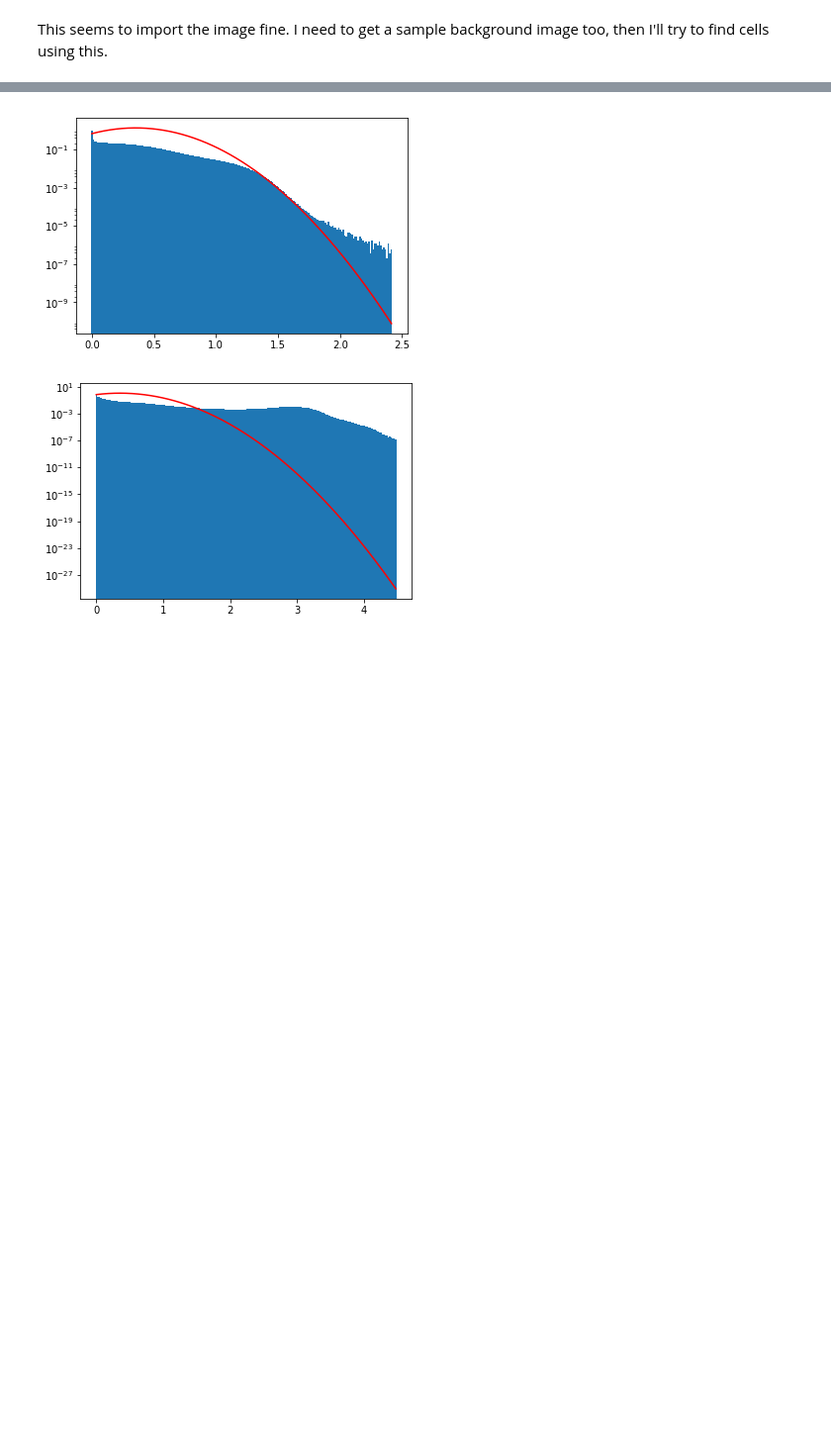
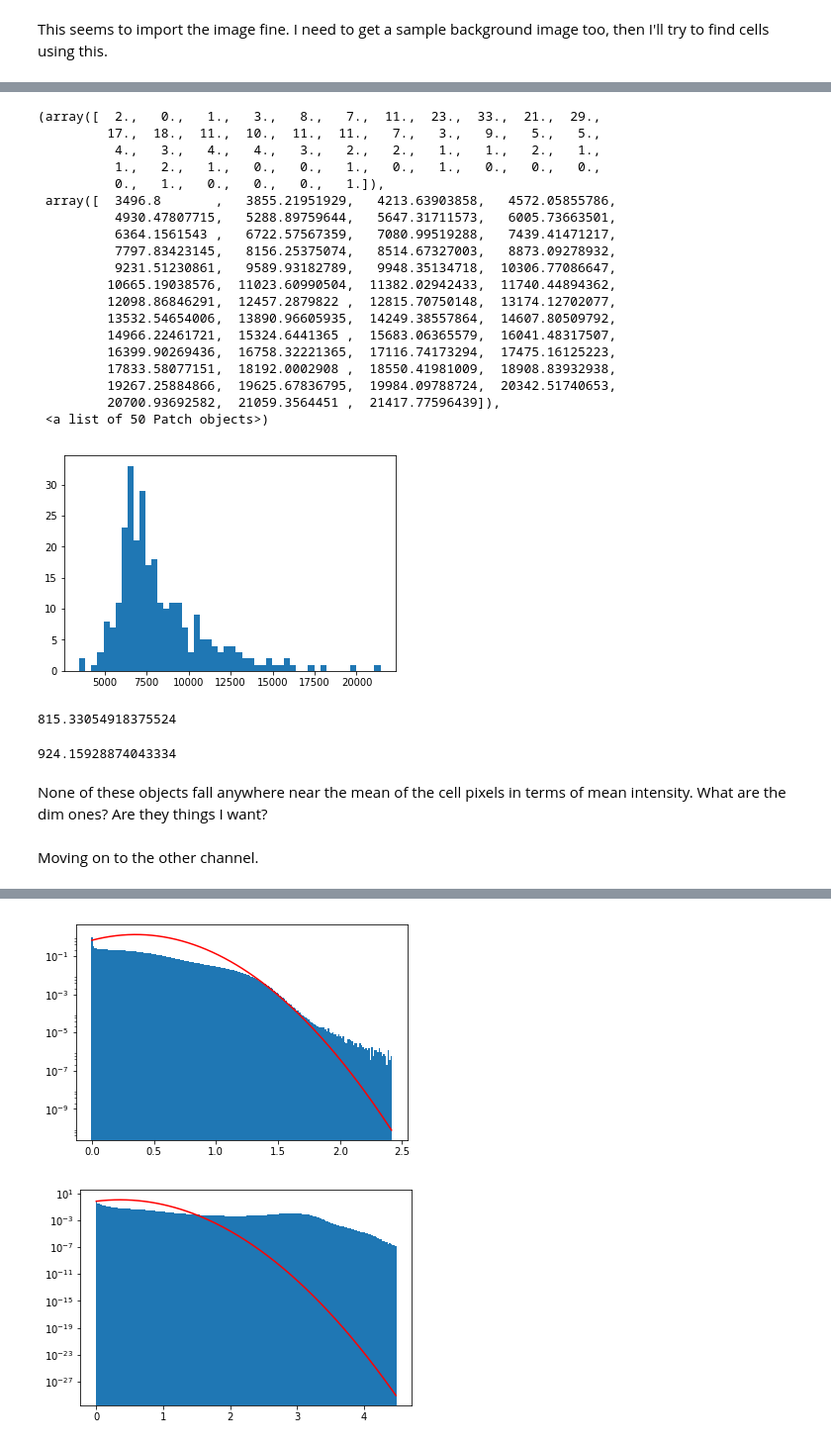
Before and after one commit to deniclab/csth-imaging, a Jupyter notebook: csth_analysis/pipeline_test.ipynb, the cells around one changed output, grey strips where cells are left out. Shown at 99% size. Saved outputs shown, nothing was run; the diff lists cells and outputs as text; code cells hidden in the pictures; blank space fills up the shorter version.

```diff
--- a/csth_analysis/pipeline_test.ipynb
+++ b/csth_analysis/pipeline_test.ipynb
@@ -43,0 +160,8 @@ io.imsave('/Users/nweir/Dropbox/chris_imaging/imaging_test/th_sample_czi/output_
+# %%
+gfp_ims = splitter.multi_finder.get_channel_arrays(488, bg=False)
+gfp_ims = gfp_ims[0]
+segmentation_test = PexSegment.PexSegmenter(src_data=gfp_ims[0,:,:,:],
+                                           seg_method='canny', high_threshold=12500,
+                                           low_threshold=6250)
+segmentation_test = segmentation_test.segment()
+os.system('say "Done"')
@@ -43,0 +186,7 @@ io.imsave('/Users/nweir/Dropbox/chris_imaging/imaging_test/th_sample_czi/output_
+# %%
+# next, compare intensities of segmented objects to bgrd
+output_intensities = {}
+for obj in np.unique(segmentation_test.peroxisomes):
+    if obj == 0:
+        continue
+    output_intensities[obj] = np.sum(segmentation_test.raw_img[segmentation_test.peroxisomes == obj]).astype('float')/np.sum(segmentation_test.peroxisomes == obj)
@@ -43,0 +213,33 @@ io.imsave('/Users/nweir/Dropbox/chris_imaging/imaging_test/th_sample_czi/output_
+# %%
+plt.hist([v for v in output_intensities.values()], bins=50)
+# %% [output]
+(array([  2.,   0.,   1.,   3.,   8.,   7.,  11.,  23.,  33.,  21.,  29.,
+         17.,  18.,  11.,  10.,  11.,  11.,   7.,   3.,   9.,   5.,   5.,
+          4.,   3.,   4.,   4.,   3.,   2.,   2.,   1.,   1.,   2.,   1.,
+          1.,   2.,   1.,   0.,   0.,   1.,   0.,   1.,   0.,   0.,   0.,
+          0.,   1.,   0.,   0.,   0.,   1.]),
+ array([  3496.8       ,   3855.21951929,   4213.63903858,   4572.05855786,
+          4930.47807715,   5288.89759644,   5647.31711573,   6005.73663501,
+          6364.1561543 ,   6722.57567359,   7080.99519288,   7439.41471217,
+          7797.83423145,   8156.25375074,   8514.67327003,   8873.09278932,
+          9231.51230861,   9589.93182789,   9948.35134718,  10306.77086647,
+         10665.19038576,  11023.60990504,  11382.02942433,  11740.44894362,
+         12098.86846291,  12457.2879822 ,  12815.70750148,  13174.12702077,
+         13532.54654006,  13890.96605935,  14249.38557864,  14607.80509792,
+         14966.22461721,  15324.6441365 ,  15683.06365579,  16041.48317507,
+         16399.90269436,  16758.32221365,  17116.74173294,  17475.16125223,
+         17833.58077151,  18192.0002908 ,  18550.41981009,  18908.83932938,
+         19267.25884866,  19625.67836795,  19984.09788724,  20342.51740653,
+         20700.93692582,  21059.3564451 ,  21417.77596439]),
+ <a list of 50 Patch objects>)
+[figure, added]
+# %%
+np.mean(segmentation_test.raw_img[splitter.cell_masks[0]])
+# %% [output]
+815.33054918375524
+# %%
+np.std(segmentation_test.raw_img[splitter.cell_masks[0]])
+# %% [output]
+924.15928874043334
+# %% [markdown]
+None of these objects fall anywhere near the mean of the cell pixels in terms of mean intensity. What are the dim ones? Are they things I want?
@@ -44,2 +254,4 @@ io.imsave('/Users/nweir/Dropbox/chris_imaging/imaging_test/th_sample_czi/output_
+# %% [markdown]
+Moving on to the other channel.
 # %%
 # %% [output]
```
Also changed, not shown: parts of 41 cells of this notebook, 9 other files.
